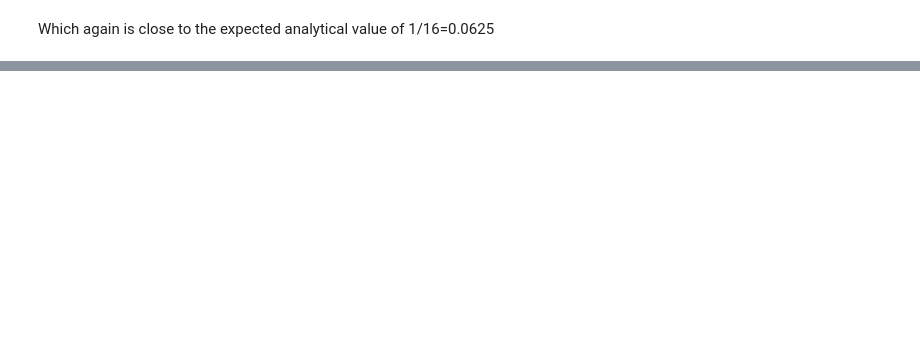
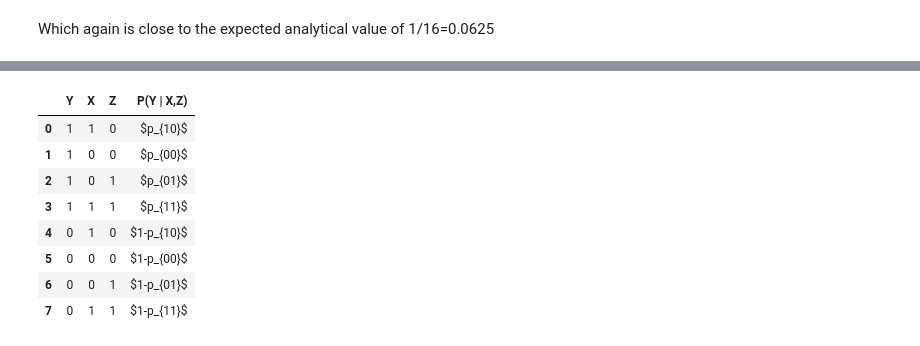
Before and after one commit to DataForScience/Causality, a Jupyter notebook: 1.5 - Structural Causal Models.ipynb, the cells around one changed output, grey strips where cells are left out. Cells and saved outputs as stored; diff of their text form; code cells hidden in the pictures; blank space fills up the shorter version.

```diff
--- a/1.5 - Structural Causal Models.ipynb
+++ b/1.5 - Structural Causal Models.ipynb
@@ -227,3 +415,21 @@ array([0.57354923])
+# %%
+DeathProb = pd.DataFrame({
+    'Y':[1, 1, 1, 1, 0, 0, 0, 0],
+    'X':[1, 0, 0, 1, 1, 0, 0, 1],
+    'Z':[0, 0, 1, 1, 0, 0, 1, 1],
+    'P(Y | X,Z)':[r'$p_{10}$', r'$p_{00}$', r'$p_{01}$', r'$p_{11}$', r'$1-p_{10}$', r'$1-p_{00}$', r'$1-p_{01}$', r'$1-p_{11}$']})
+# %%
+DeathProb
+# %% [output]
+|  | Y | X | Z | P(Y | X,Z) |
+| 0 | 1 | 1 | 0 | $p_{10}$ |
+| 1 | 1 | 0 | 0 | $p_{00}$ |
+| 2 | 1 | 0 | 1 | $p_{01}$ |
+| 3 | 1 | 1 | 1 | $p_{11}$ |
+| 4 | 0 | 1 | 0 | $1-p_{10}$ |
+| 5 | 0 | 0 | 0 | $1-p_{00}$ |
+| 6 | 0 | 0 | 1 | $1-p_{01}$ |
+| 7 | 0 | 1 | 1 | $1-p_{11}$ |
 # %% [markdown]
 <div style="width: 100%; overflow: hidden;">
      <img src="data/D4Sci_logo_full.png" alt="Data For Science, Inc" align="center" border="0" width=300px>
```
Also changed, not shown: parts of 52 cells of this notebook, 2 other files.
